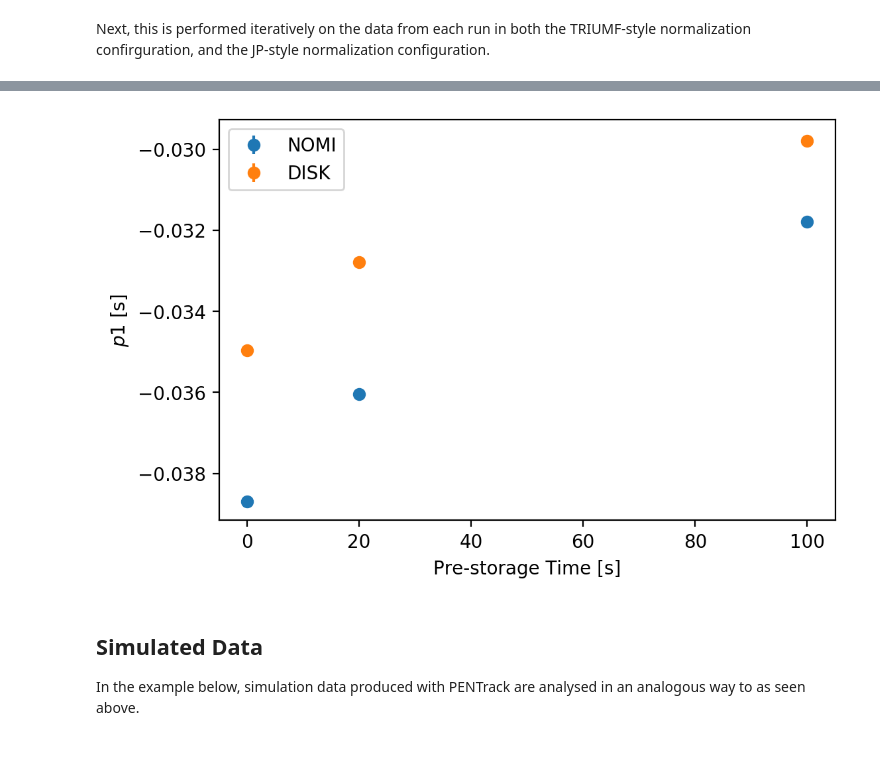
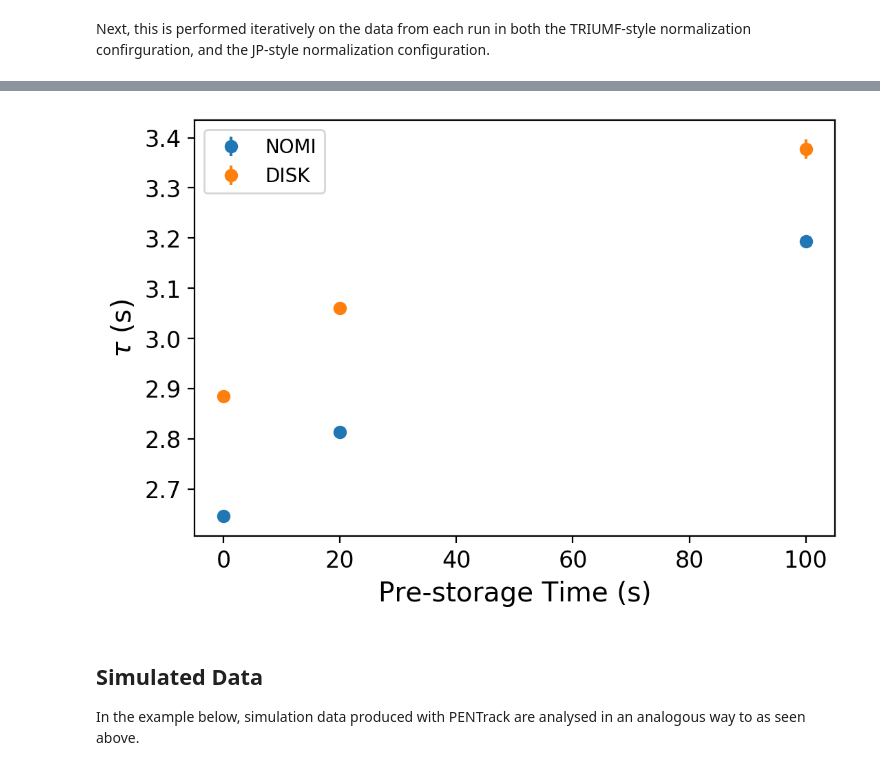
Before and after one commit to jonahberean/psi_transmission, a Jupyter notebook: notebooks_scripts/PENTrack_simulations.ipynb, the cells around one changed output, grey strips where cells are left out. Saved outputs shown, nothing was run; the diff lists cells and outputs as text; code cells hidden in the pictures.

Commit message:
completed first simulation analysis of diffuse reflection probability = 1 or = 10) in the triumf-style normalization configuration

```diff
--- a/notebooks_scripts/PENTrack_simulations.ipynb
+++ b/notebooks_scripts/PENTrack_simulations.ipynb
@@ -5,7 +5,7 @@ from functions import *
 from sim_functions import *
 
 # sometimes just need to run with the below line uncommented
-# plt.rcParams['figure.dpi'] = 200
+plt.rcParams['figure.dpi'] = 200
 # %% [markdown]
 # Simulations with PENTrack
 
@@ -92,6 +126,18 @@ exp_p1_dict = {}
 fig, ax = plt.subplots()
 ax_c = plt.gca()
 
+# exponential function
+def expo(x, p0, p1):
+    return np.exp(p0 - 1 / (p1) * x)
+
+# times relevant for fitting window selection
+irradiate_time = 8
+fill_time = 8.6
+buffer_time = 4
+
+# time length over which the fit will span
+fit_span_time = 50
+
 for config in ['NOMI', 'DISK']:
 
     color = next(ax_c._get_lines.prop_cycler)['color']
@@ -99,7 +145,7 @@ for config in ['NOMI', 'DISK']:
     for run_type in ['s005', 's020', 's100']:
 
         # we'll save tau and error
-        tau_dict[config, run_type] = np.empty((0,2), float)
+        tau_dict[config, run_type] = np.empty((0,3), float)
 
         for filename in os.listdir('../data_ucn/main_detector_sorted'):
 
@@ -115,63 +161,38 @@ for config in ['NOMI', 'DISK']:
                                         filename[0:22] + '.tof',
                                         usecols = (0,1))
 
-                # this if/else sequence handles cuts of the data, which for
-                # some runs is specific based on the experimental
-                # conditions
-                # specific data cut for run 35 on the 8th
-                if ((filename[2:3] == '8') and
-                    (filename[10:12] == '35')):
+                # times in seconds, specific to each run
+                pre_storage_time = float(run_type[1:4])
 
-                    _counts = arr[0:1000, 1]
-                    t = arr[0:1000,0]
+                # compute the fit start and end times
+                fit_start_time = irradiate_time + fill_time + pre_storage_time + buffer_time
+                fit_end_time   = fit_start_time + fit_span_time
 
-                # specific data cut for run 66 on the 8th
-                elif ((filename[2:3] == '8') and
-                        (filename[10:12] == '66')):
+                # the experimental data is binned into 0.1s bins, and lmfit requires
+                # that we pass it the array we want fitted. We need to multiply these
+                # times to get the right indices for slicing the arrays
+                fit_start_index = int(fit_start_time * 10)
+                fit_end_index   = int(fit_end_time * 10)
 
-                    _counts = arr[0:1500, 1]
-                    t = arr[0:1500,0]
+                # we get the arrays of counts and time, multiplying the values of t by
+                # 0.1 to get it in seconds.
+                c = arr[fit_start_index:fit_end_index, 1]
+                t = arr[fit_start_index:fit_end_index,0] * 0.1
 
-                # specific data cut for run 88 on the 8th
-                elif ((filename[2:3] == '8') and
-                        (filename[10:12] == '88')):
-
-                    _counts = arr[0:2500, 1]
-                    t = arr[0:2500,0]
-
-                else:
-                    _counts = arr[:, 1]
-                    t = arr[:,0]
-
-                max_index = _counts.argmax()
-                t = t[max_index:-1]
-                counts = _counts[max_index:-1]
-
-#                 print('t shape = {}'.format(np.shape(t)))
-#                 print('counts shape = {}'.format(np.shape(counts)))
-#                 print(filename)
                 # construct weights, we deal with entries = 0 by giving them 0 weight
-                weights = np.zeros(np.shape(counts))
-                for i in range(0,np.shape(counts)[0]):
-                    if (counts[i] != 0):
-                        weights[i] = 1 / np.sqrt(counts[i])
+                weights = np.zeros(np.shape(c))
+                for i in range(0,np.shape(c)[0]):
+                    if (c[i] != 0):
+                        weights[i] = 1 / np.sqrt(c[i])
                     else:
                         weights[i] = 0
 
                 gmodel = Model(expo)
-                result = gmodel.fit(counts, x=t, p0=80, p1=-0.01, weights = weights)
-
-#                 print(result.fit_report())
-#                 plt.plot(t, counts, 'bo')
-#                 plt.plot(t, result.best_fit, 'r-')
-#                 plt.show()
-
-                day_run_no = int(filename[1:3]) + (0.001
-                                   * int(filename[9:12]))
+                result = gmodel.fit(c, x=t, p0=80, p1=3, weights = weights)
 
                 tau_dict[config, run_type] = np.append(
                     tau_dict[config, run_type],
-                    [[result.params['p1'].value, result.params['p1'].stderr]],
+                    [[result.params['p1'].value, result.params['p1'].stderr, result.redchi]],
                     axis=0)
 
         # finished with given [config, run_type]
@@ -179,19 +200,21 @@ for config in ['NOMI', 'DISK']:
         arr = tau_dict[config, run_type]
         uarr = unumpy.umatrix(arr[:,0], arr[:,1])
         ave_tau = uarr.mean(1)[0,0]
+        exp_p1_dict[config, run_type] = ave_tau
 
-        exp_p1_dict[config, run_type] = ave_tau
+        # average the redchi of all the fits, save to dict
+        exp_p1_dict[config, run_type, 'redchi'] = arr[:,2].mean()
 
         storage_time = int(run_type[1:-1])
 
         # add mean value to plot
-        # JP-style
+#         JP-style
         if (config == 'DISK'):
 
             ax.errorbar(storage_time * 10, ave_tau.nominal_value, yerr = ave_tau.std_dev,
                           fmt = 'o', label = config, color = color)
 
-        # TRIUMF-style
+#         TRIUMF-style
         else:
             ax.errorbar(storage_time * 10, ave_tau.nominal_value, yerr = ave_tau.std_dev,
                           fmt = 'o', label = config, color = color)
@@ -199,9 +222,10 @@ for config in ['NOMI', 'DISK']:
         print('(' + config + ',' + run_type + '): {}'.format(ave_tau))
 
 # presentation stuff
-ax.set_ylabel(r'$p1$ [s]');
-ax.set_xlabel('Pre-storage Time [s]')
+ax.set_ylabel(r'$\tau$ (s)', fontsize = 14);
+ax.set_xlabel('Pre-storage Time (s)', fontsize = 14)
 ax.legend();
+ax.tick_params(axis='both', which='major', labelsize=12)
 handles, labels = ax.get_legend_handles_labels()
 by_label = OrderedDict(zip(labels, handles))
 ax.legend(by_label.values(), by_label.keys());
@@ -216,4 +240,4 @@ fig.savefig('../img/all_norm_tail_fits.pdf')
-[figure, old version]
+[figure, new version]
 # %% [markdown]
 ## Simulated Data
 
```
Also changed, not shown: parts of 8 cells of this notebook, 3 other files.
